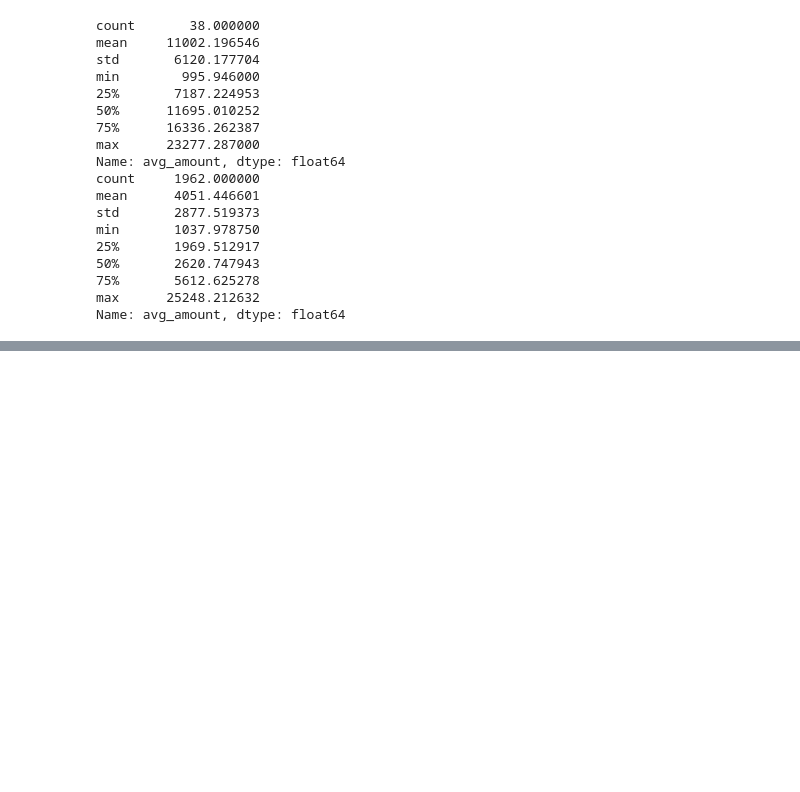
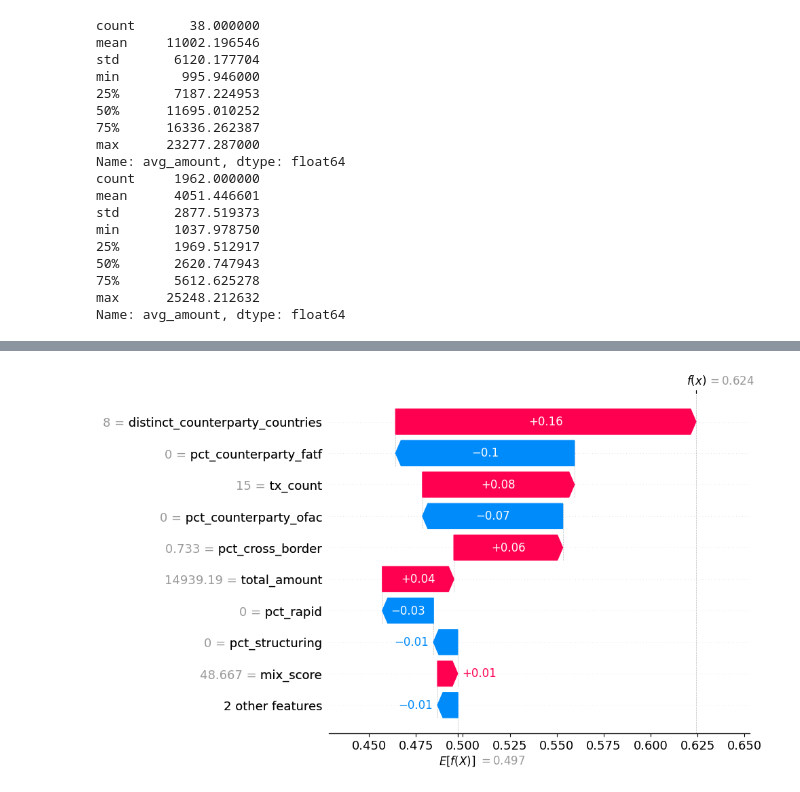
Before and after one commit to dalssam/MBI806B, a Jupyter notebook: MBI806B_Assignment_270910902.ipynb, the cells around one changed output, grey strips where cells are left out. Saved outputs shown, nothing was run; the diff lists cells and outputs as text; code cells hidden in the pictures; blank space fills up the shorter version.

```diff
--- a/MBI806B_Assignment_270910902.ipynb
+++ b/MBI806B_Assignment_270910902.ipynb
@@ -436,0 +609,13 @@ Name: avg_amount, dtype: float64
+# %%
+# Individual explanation for client 337, the "quiet" outlier case explored earlier
+client_idx = df.index[df['client_id'] == 337][0]
+row_position = X.index.get_loc(client_idx)
+
+shap.waterfall_plot(shap.Explanation(
+    values=shap_values_anomalous[row_position],
+    base_values=explainer.expected_value[1] if isinstance(explainer.expected_value, (list, np.ndarray)) else explainer.expected_value,
+    data=X.iloc[row_position],
+    feature_names=feature_cols
+))
+# %% [output]
+[figure, added]
```
Also changed, not shown: parts of 10 cells of this notebook.
